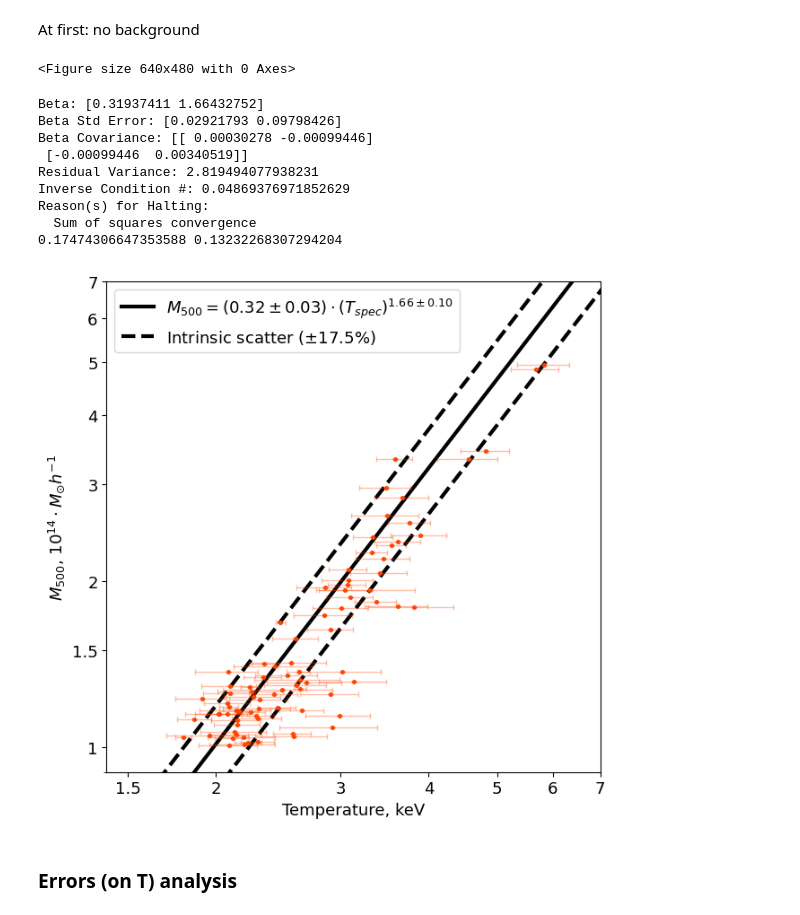
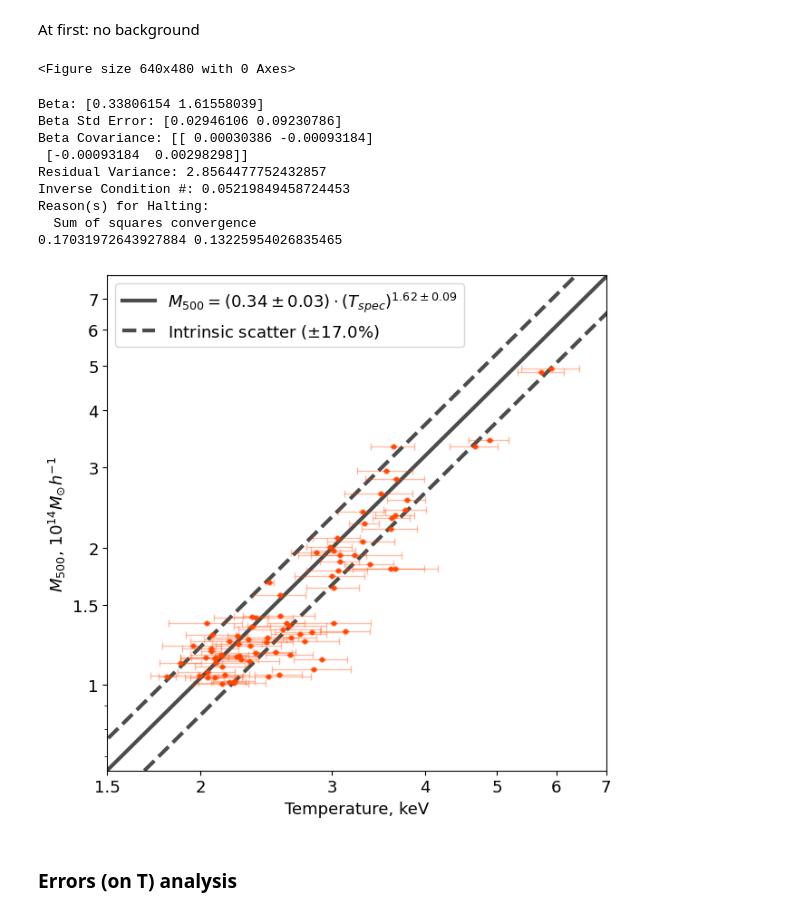
Before and after one commit to pi4imu/magneticum, a Jupyter notebook: spectra_magneticum.ipynb, the cells around one changed output. Drawn from its saved outputs; the diff is of its cells as text; code cells hidden in the pictures.

```diff
--- a/spectra_magneticum.ipynb
+++ b/spectra_magneticum.ipynb
@@ -991,7 +934,7 @@ NNNN = 10
 #table_name =  '5_with_bkg_50_new-reserve'
 #table_name =  '5_with_bkg_50_new-after-filtering'
 #table_name =  '5_with_bkg_50_new-exp10000ks'
-table_name =  '5_with_bkg_50_NEW'
+table_name =  '5_with_bkg_50'
 
 read_table = pd.read_csv('tables/table_'+table_name+'.csv', header=None, index_col=0, delimiter=' ').to_dict()
 
@@ -1407,45 +1419,45 @@ draw_line(yyyy1, yyyy1_err, MASSES, np.zeros(len(MASSES)),
           clr = 'orangered',
           l4dots = '$T_{spec}$ from 50 fits',
           l4legend = 'M_{{500}}',
           argument = '(T_{{spec}})',
           with_scatter=True,
           with_intervals=True)
 
-plt.ylabel("$M_{500}$, $10^{14} \\cdot M_{\\odot} h^{-1}$", fontsize=13)
+plt.ylabel("$M_{500}$, $10^{14} M_{\\odot} h^{-1}$", fontsize=13)
 plt.xlabel("Temperature, keV", fontsize=13)
 
 plt.xscale("log")
 plt.yscale("log")
 
 #plt.xlim(1.4, 7.5)
 plt.xlim(1.5, 8.9)
 
 #plt.yticks([1,1.5,2,2.5,3,3.5,4,4.5,5], [1,1.5,2,2.5,3,3.5,4,4.5,5], size=13)
 plt.yticks([1, 1.5, 2, 3, 4, 5, 6, 7], [1, 1.5, 2, 3, 4, 5, 6, 7], size=13)
 plt.xticks([1.5,2,3,4,5,6,7, 8], [1.5,2,3,4,5,6,7, 8], size=13)
 
 plt.legend(loc=2, fontsize=13)
 
 #plt.gca().add_patch(Rectangle((1.5, 0.5), 1, 0.47, linewidth=1,
 #                              edgecolor='w', facecolor='w', fill=True, zorder=2))
-plt.xlim(1.4, 7)
-plt.ylim(0.9, 7.0)
+plt.xlim(1.5, 7)
+plt.ylim(0.65, 7.9)
 
-plt.savefig('figures/T_vs_M_no_bkg.pdf', format='pdf')
+#plt.savefig('figures/T_vs_M_no_bkg.pdf', format='pdf')
 
 plt.show()
 # %% [output]
 <Figure size 640x480 with 0 Axes>
-Beta: [0.31937411 1.66432752]
-Beta Std Error: [0.02921793 0.09798426]
-Beta Covariance: [[ 0.00030278 -0.00099446]
- [-0.00099446  0.00340519]]
-Residual Variance: 2.819494077938231
-Inverse Condition #: 0.04869376971852629
+Beta: [0.33806154 1.61558039]
+Beta Std Error: [0.02946106 0.09230786]
+Beta Covariance: [[ 0.00030386 -0.00093184]
+ [-0.00093184  0.00298298]]
+Residual Variance: 2.8564477752432857
+Inverse Condition #: 0.05219849458724453
 Reason(s) for Halting:
   Sum of squares convergence
-0.17474306647353588 0.13232268307294204
+0.17031972643927884 0.13225954026835465
-[figure, old version]
+[figure, new version]
 # %% [markdown]
 ### Errors (on T) analysis
 # %%
```
Also changed, not shown: parts of 30 cells of this notebook, 42 other files.
